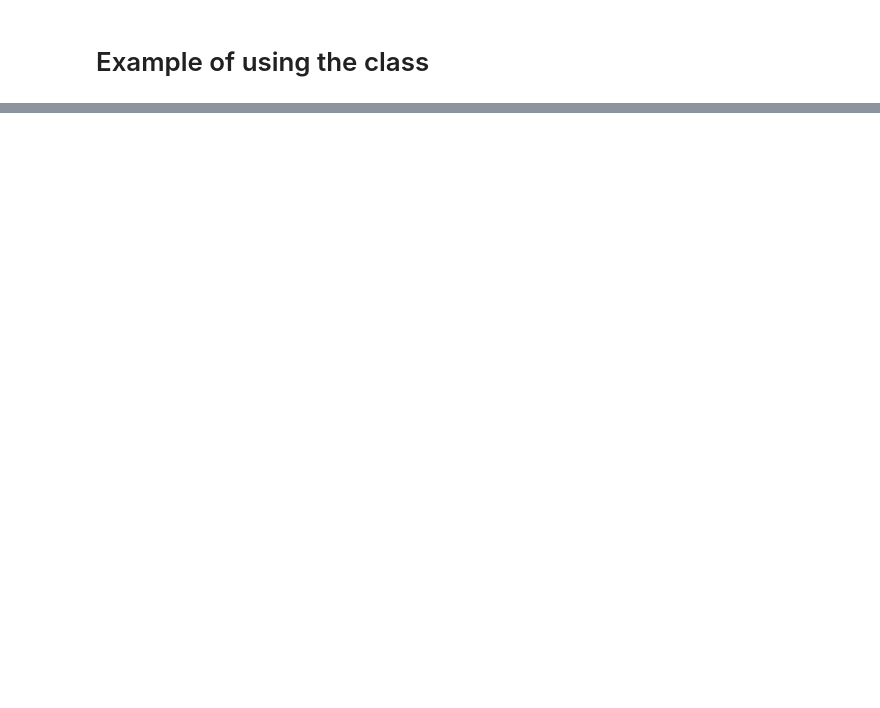
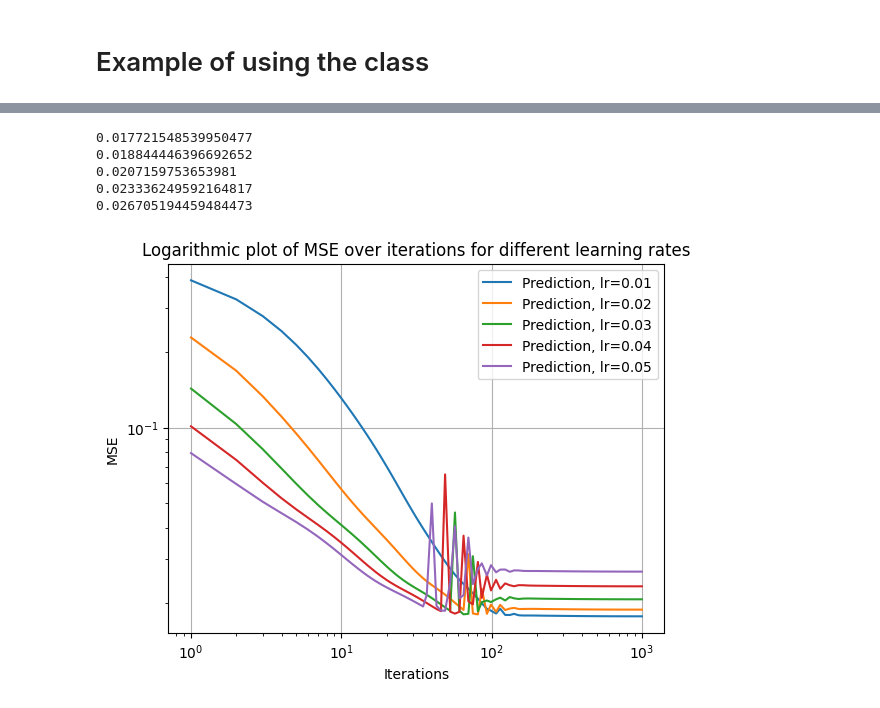
Before and after one commit to HeineEH/FYS-STK3155-4155_Project1, a Jupyter notebook: code/gradient_descent_class.ipynb, the cells around one changed output, grey strips where cells are left out. Drawn from its saved outputs; the diff is of its cells as text; code cells hidden in the pictures; blank space fills up the shorter version.

```diff
--- a/code/gradient_descent_class.ipynb
+++ b/code/gradient_descent_class.ipynb
@@ -69,3 +74,23 @@ plt.show()
+# %%
+for learning_rate in np.linspace(0.01, 0.05, 5):
+    gd_RMSprop = GradientDescent(X, y, gradient_function=MSE_gradient, starting_parameters=theta, step_method=RMSpropStep(learning_rate=learning_rate, decay_rate=0.9))
+    mse = gd_RMSprop.train(iterations=1000, store_mse=True)
+    plt.plot(mse[0], mse[1], label=f'Prediction, lr={learning_rate}')
+    print(mse[1][-1])
+plt.xlabel("Iterations")
+plt.ylabel("MSE")
+plt.title("Logarithmic plot of MSE over iterations for different learning rates")
+plt.loglog()
+plt.grid()
+plt.legend()
+plt.show()
+# %% [output]
+0.017721548539950477
+0.018844446396692652
+0.0207159753653981
+0.023336249592164817
+0.026705194459484473
+[figure, added]
 # %%
 y_pred = gd_constant.predict(X)
 y_pred_momentum = gd_momentum.predict(X)
```
Also changed, not shown: parts of 4 cells of this notebook, 2 other files.
